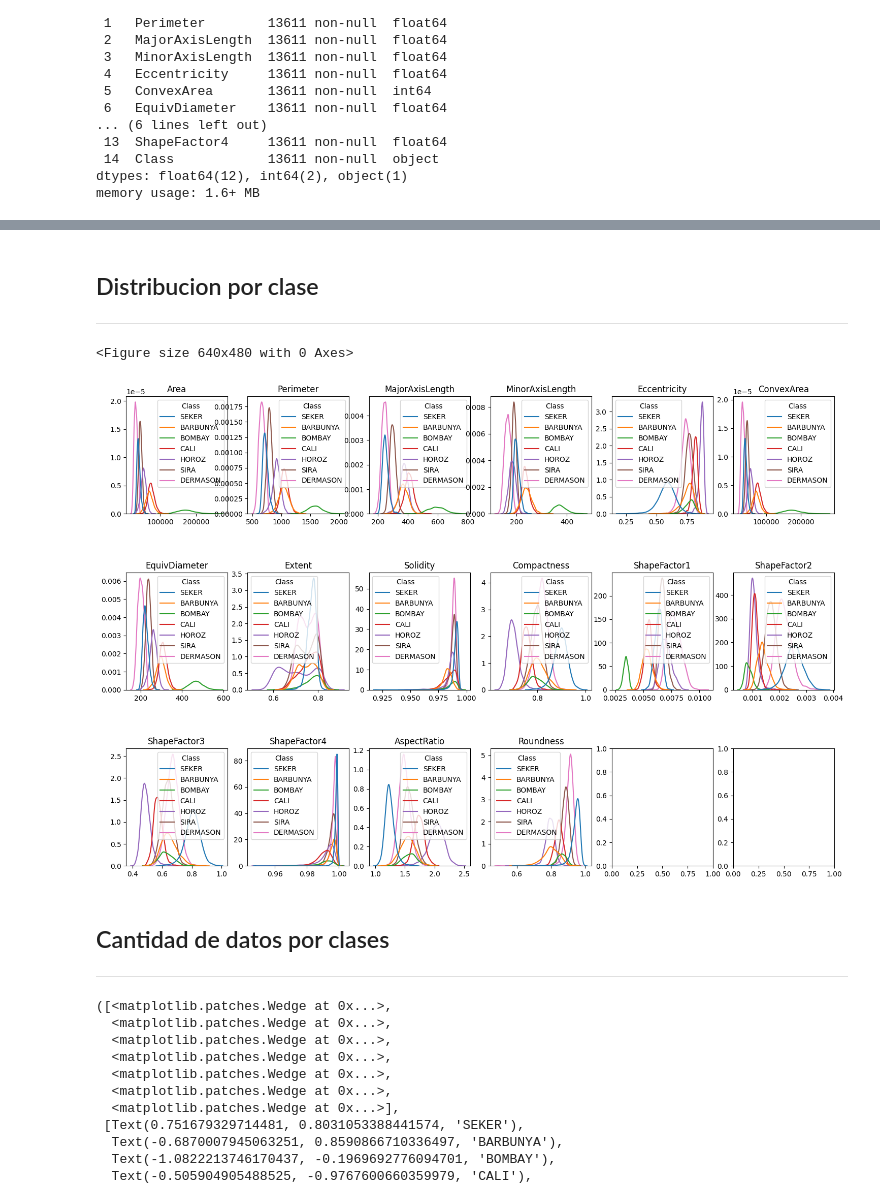
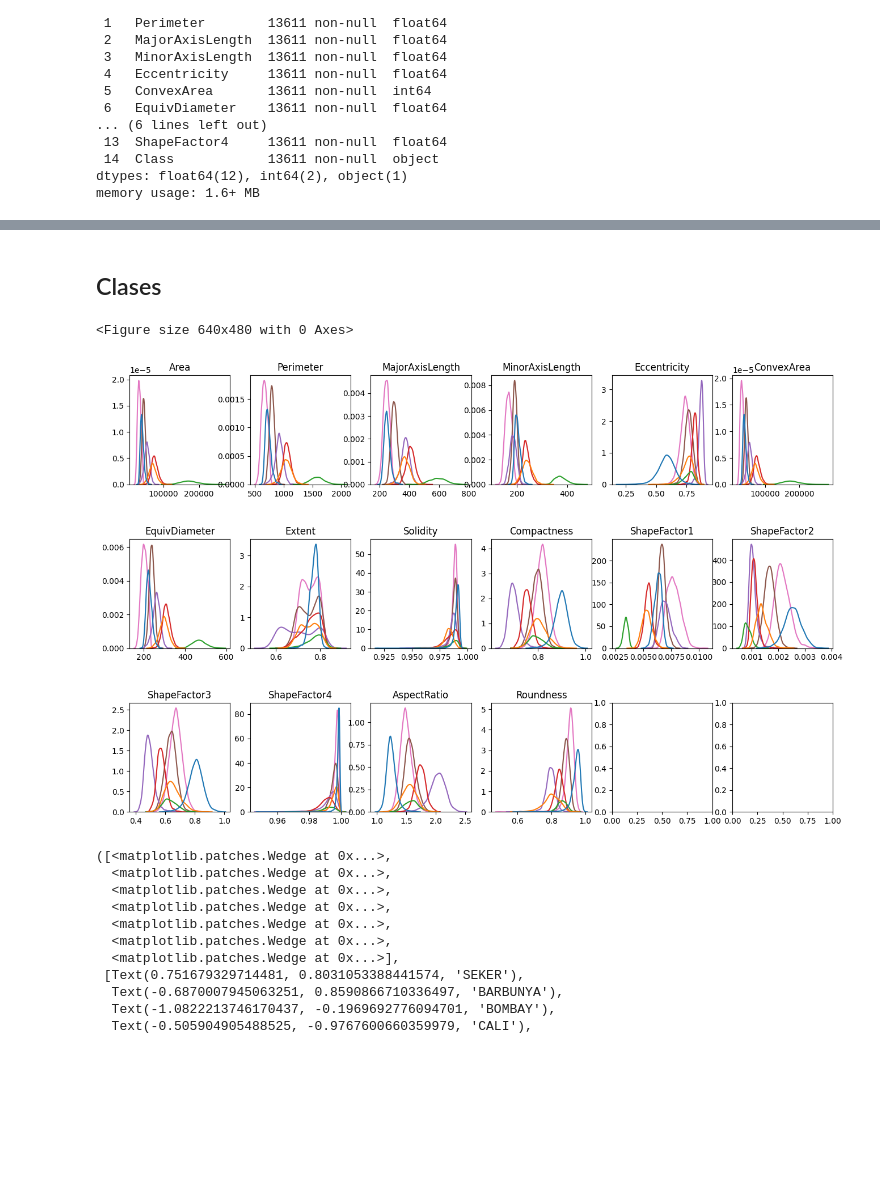
Before and after one commit to amaranto/aa2, a Jupyter notebook: ej2/main.ipynb, the cells around one changed output, grey strips where cells are left out. Saved outputs shown, nothing was run; the diff lists cells and outputs as text; code cells hidden in the pictures; blank space fills up the shorter version.

```diff
--- a/ej2/main.ipynb
+++ b/ej2/main.ipynb
@@ -133,39 +185,48 @@ plot_boxplot(df_raw, cols=[ c for c in df_raw.columns if c not in ["Class"] ])
 <Figure size 640x480 with 0 Axes>
-# %% [markdown]
-## Distribucion por clase
----
+# %% [markdown]
+## Clases
 # %%
-def plot_distributions(df, y_col: str, cols: list[str] =[], figsize: tuple = (18, 12), max_cols : int=6 , args: dict = {}):
+def plot_distributions(
+    df,
+    y_col: str,
+    cols: list[str] =[],
+    figsize: tuple = (18, 12),
+    max_cols: int=6,
+    args: dict = {}):
 
     if not cols:
         cols = list(df.columns)
         cols.remove(y_col)
 
     n_rows = int(len(cols)/max_cols) + (len(cols)%max_cols>0)
     n_cols = max_cols
 
     plt.figure()
 
     fig, axs = plt.subplots(n_rows, n_cols, figsize=figsize)
     fig.subplots_adjust(hspace=0.5)
 
     for i, col in enumerate(cols):
         f = i // n_cols
         c = i % n_cols
 
-        sns.kdeplot(df, x=col, hue=y_col, ax=axs[f, c])
+        sns.kdeplot(df, x=col, hue=y_col, ax=axs[f, c], legend=False)
+
         axs[f, c].set_title(col)
         axs[f, c].set_xlabel('')
         axs[f, c].set_ylabel('')
+
     plt.show()
 
-plot_distributions(df_raw, y_col="Class", cols=[ c for c in df_raw.columns if c not in ["Class"] ])
+plot_distributions(
+    df_raw,
+    y_col="Class",
+    cols=[ c for c in df_raw.columns if c not in ["Class"] ],
+    figsize=(16, 10),
+    max_cols = 6)
 # %% [output]
 <Figure size 640x480 with 0 Axes>
-[figure, old version]
+[figure, new version]
-# %% [markdown]
-## Cantidad de datos por clases
----
 # %%
 plt.pie(df_raw["Class"].value_counts(), labels=list(df_raw["Class"].unique()), autopct='%1.1f%%' )
 # %% [output]
```
Also changed, not shown: parts of 49 cells of this notebook.
